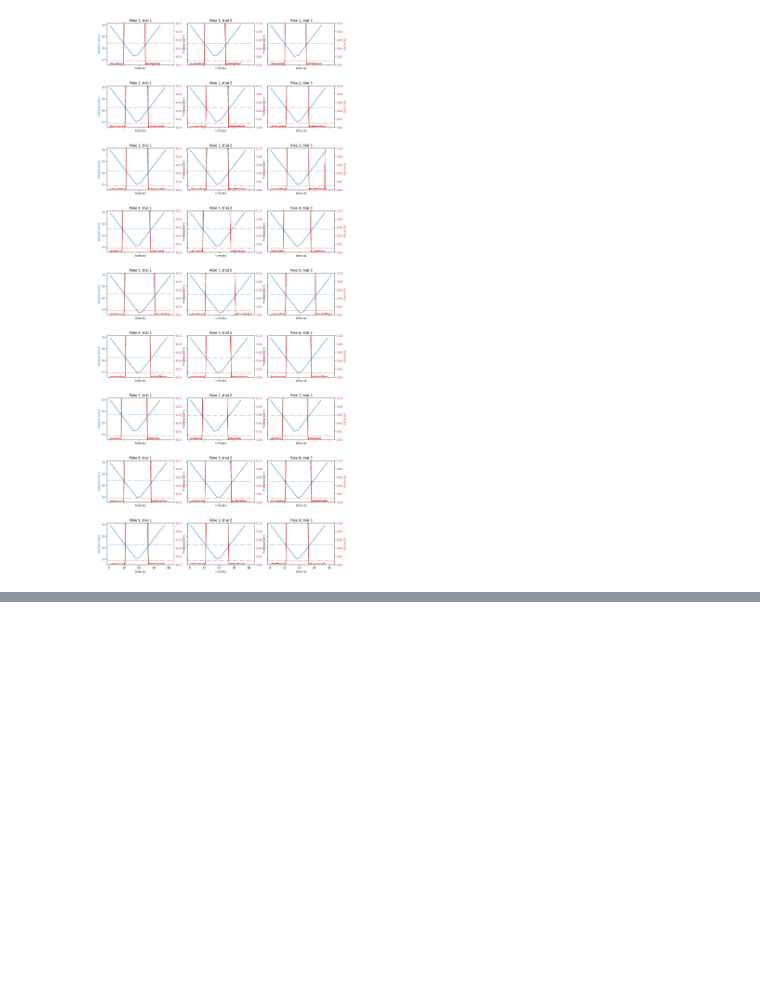
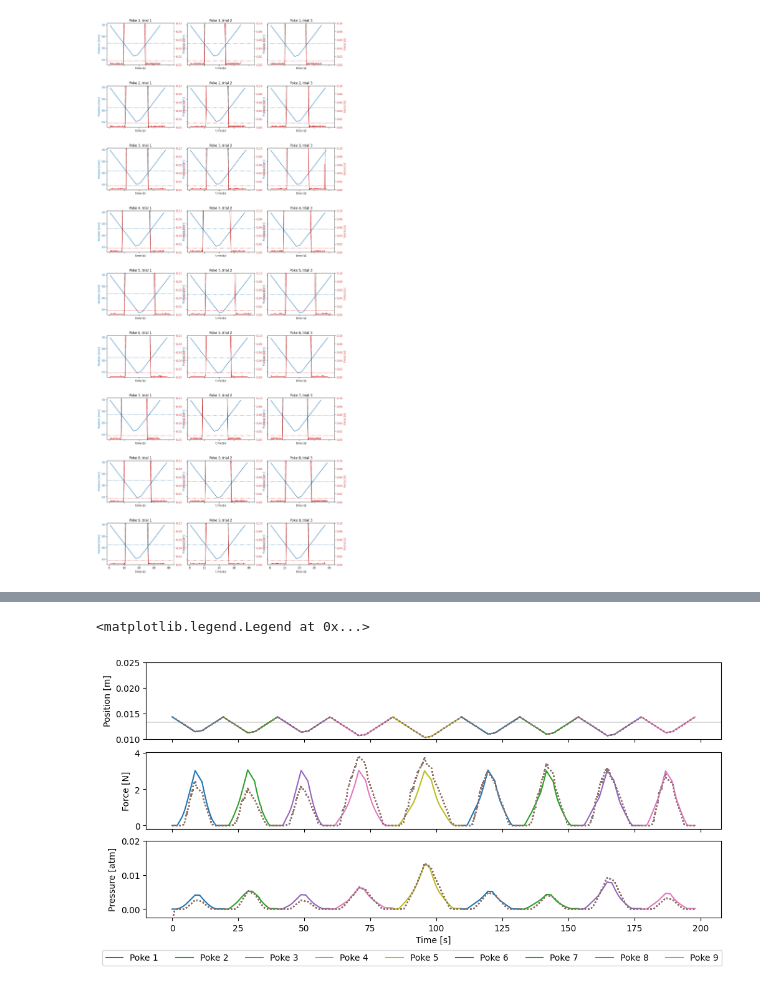
Before and after one commit to merge-lab/polyfem-FI-sim, a Jupyter notebook: Notebooks/process_gilbert_thighpad_data.ipynb, the cells around one changed output, grey strips where cells are left out. Saved outputs shown, nothing was run; the diff lists cells and outputs as text; code cells hidden in the pictures; blank space fills up the shorter version.

Commit message:
Improved realistic thighpad sim accuracy

```diff
--- a/Notebooks/process_gilbert_thighpad_data.ipynb
+++ b/Notebooks/process_gilbert_thighpad_data.ipynb
@@ -200,9 +200,40 @@ dict_poke_idx_real2sim = {
     9: 9
 }
 
-OUT_DIR = Path("../Data/Gilbert/Thigh_pad/pokes/adjusted")
+OUT_DIR = Path(f"../Data/Gilbert/Thigh_pad/pokes/adjusted_{Z_PAD_TOP}")
+OUT_DIR.mkdir(parents=True, exist_ok=True)
+
 for i_poke, df_i in enumerate(processed_dfs):
     filepath_i = OUT_DIR / f"adjusted_newton_poke_{i_poke + 1}_1.csv"
     df_i.to_csv(filepath_i, index=False)
 # %%
 # Now run the sim_franka_nine_poke.py script
+# %%
+result_filename = "EXP4_i05sim-outputs_15-06-2026_01:17:36"
+PATH_SIM_RESULTS = Path(f"../newton/logs/{result_filename}.csv")
+df_sim = pd.read_csv(PATH_SIM_RESULTS)
+
+fig, axs = plt.subplots(figsize=(10, 5), ncols=1, nrows=3, sharex=True, layout="constrained")
+axs[0].axhline(Z_PAD_TOP, color="k", linestyle="-", linewidth=0.2)
+t_shift = 0
+for i_poke, df_i in enumerate(processed_dfs):
+    axs[0].plot(df_i["time_s"], df_i["position_m"], label=f"Poke {i_poke + 1}")
+    axs[0].plot(df_sim["sim_times_s"]-t_shift, df_sim["probe_z_m"], linestyle=":")
+    axs[0].set_ylabel("Position [m]")
+    axs[0].set_ylim([0.01, 0.025])
+
+    axs[1].plot(df_i["time_s"], df_i["force_N"])
+    axs[1].plot(df_sim["sim_times_s"]-t_shift, df_sim["force_elastic_N"]/11, linestyle=":")
+    axs[1].set_ylabel("Force [N]")
+
+    axs[2].plot(df_i["time_s"], df_i["pressure_atm"])
+    axs[2].plot(df_sim["sim_times_s"]-t_shift, df_sim["pressures_atm"]-df_sim["pressures_atm"].values[-1], linestyle=":")
+    # axs[2].plot(df_sim["sim_times_s"]-t_shift, df_sim["pressures_atm"], linestyle=":")
+    axs[2].set_ylabel("Pressure [atm]")
+    axs[2].set_ylim([-0.0025, 0.02])
+
+    axs[2].set_xlabel("Time [s]")
+fig.legend(loc="outside lower center", ncols=9)
+# %% [output]
+<matplotlib.legend.Legend at 0x...>
+[figure, added]
```
Also changed, not shown: parts of 1 cell of this notebook, 1 other file.
